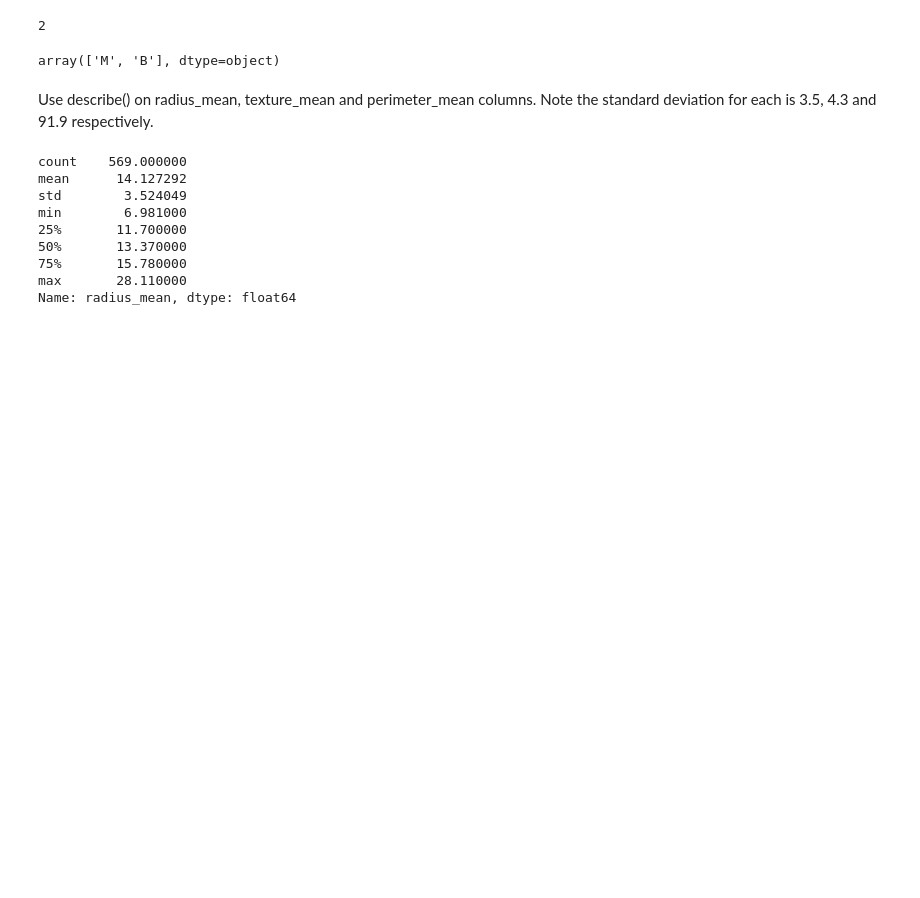
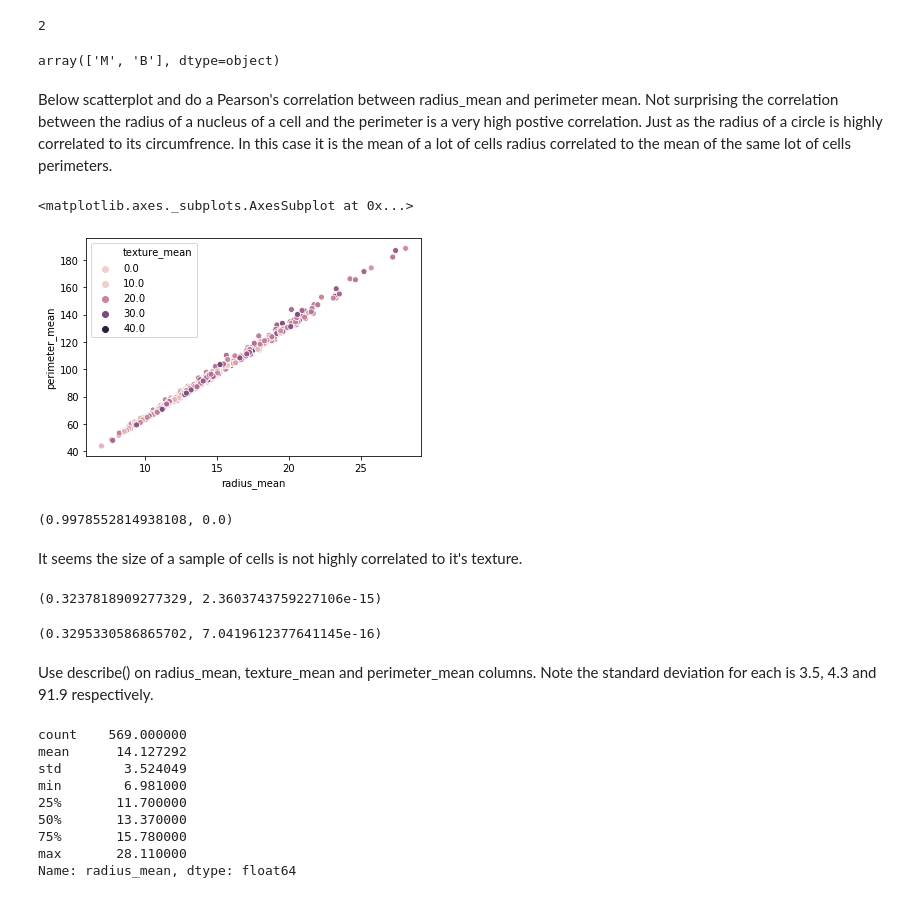
Before and after one commit to brianfarrelly/data, a Jupyter notebook: report_cap1.ipynb, the cells around one changed output. Drawn from its saved outputs; the diff is of its cells as text; code cells hidden in the pictures; blank space fills up the shorter version.

```diff
--- a/report_cap1.ipynb
+++ b/report_cap1.ipynb
@@ -96,6 +100,28 @@ bcdata.diagnosis.nunique()
 bcdata.diagnosis.unique()
 # %% [output]
 array(['M', 'B'], dtype=object)
+# %% [markdown]
+Below scatterplot and do a Pearson's correlation between radius_mean and perimeter mean. Not surprising the correlation between the radius of a nucleus of a cell and the perimeter is a very high postive correlation. Just as the radius of a circle is highly correlated to its circumfrence. In this case it is the mean of a lot of cells radius correlated to the mean of the same lot of cells perimeters.
+# %%
+sns.scatterplot(bcdata['radius_mean'], bcdata['perimeter_mean'],
+                hue=bcdata['texture_mean'] )
+# %% [output]
+<matplotlib.axes._subplots.AxesSubplot at 0x...>
+[figure, added]
+# %%
+stats.pearsonr(bcdata['radius_mean'], bcdata['perimeter_mean'] )
+# %% [output]
+(0.9978552814938108, 0.0)
+# %% [markdown]
+It seems the size of a sample of cells is not highly correlated to it's texture.
+# %%
+stats.pearsonr(bcdata['radius_mean'], bcdata['texture_mean'] )
+# %% [output]
+(0.3237818909277329, 2.3603743759227106e-15)
+# %%
+stats.pearsonr(bcdata['perimeter_mean'], bcdata['texture_mean'])
+# %% [output]
+(0.3295330586865702, 7.0419612377641145e-16)
 # %% [markdown]
 Use describe() on radius_mean, texture_mean and perimeter_mean columns. Note the standard deviation for each is 3.5, 4.3 and 91.9 respectively.
 # %%
```
Also changed, not shown: parts of 4 cells of this notebook.
